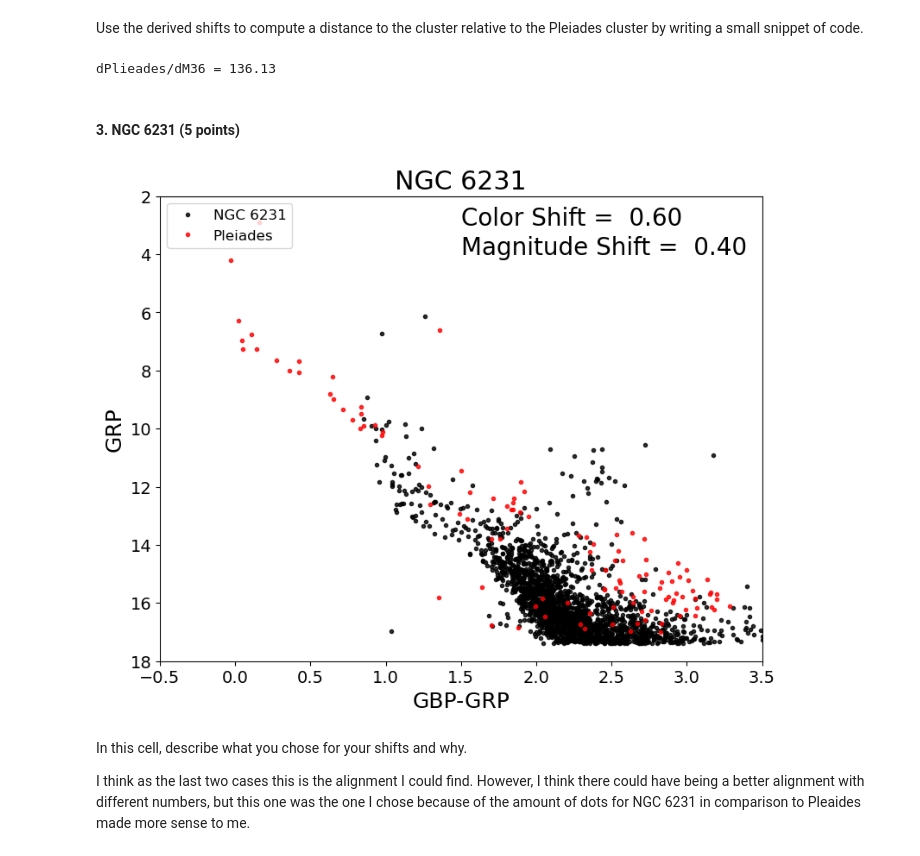
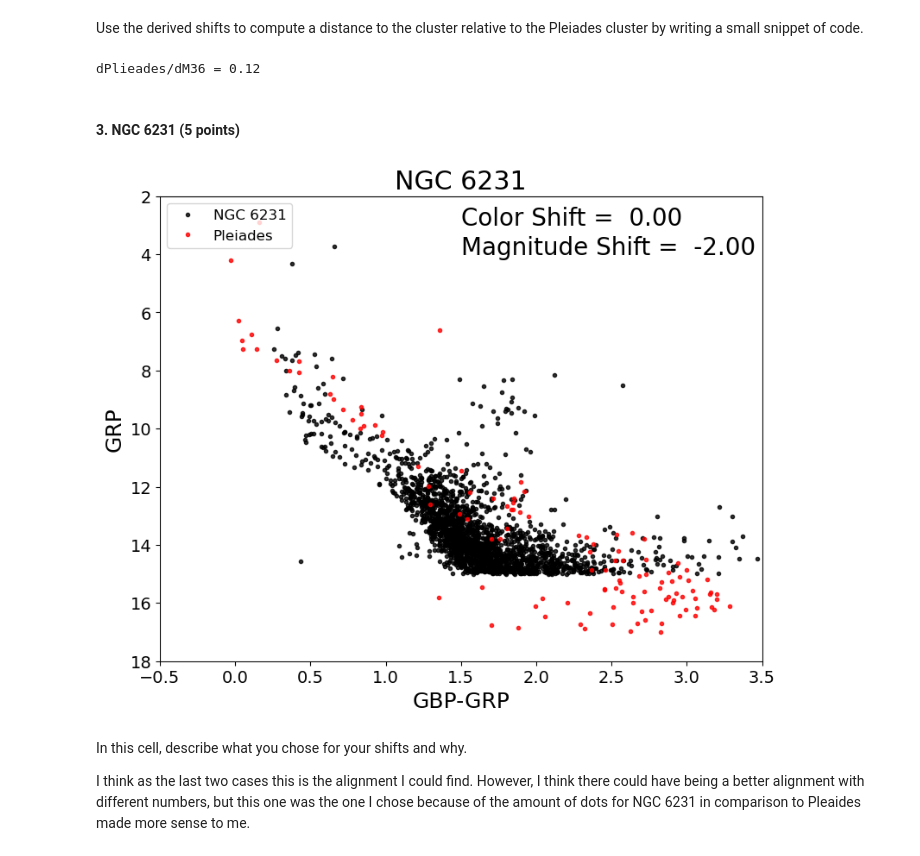
Before and after one commit to Lucc005/CMD_distmod_student, a Jupyter notebook: cluster_plot_student.ipynb, the cells around one changed output. Drawn from its saved outputs; the diff is of its cells as text; code cells hidden in the pictures.

```diff
--- a/cluster_plot_student.ipynb
+++ b/cluster_plot_student.ipynb
@@ -85,24 +82,23 @@ Use the derived shifts to compute a distance to the cluster relative to the Plei
 #To compute the log_10 you need to write "np.log10(number)"
 #### Write code here.
 # enter your calculated shift here
-magshift_m36 = 0.8 #These are the shifts I chose
-colshift_m36 = 0.9
-shift_m36 = magshift_m36-colshift_m36 #Here I find my reference shift to use later
+magshift_m36 = -4.6 #here I put the magnitude shift I chose
+
 
 # Assuming the distance to M45 is 130pc write an code expression that converts your shift into the ratio of the distances
 #the Pleiades to this cluster
-dist_ratio_m36 = (130 / (10**(shift_m36 / 5)))
+dist_ratio_m36 =(10**(magshift_m36 / 5))#here i corrected teh formula because it was wrong and also for the next problem
 
 #prints to 2 significant digits
 print(f"dPlieades/dM36 = {dist_ratio_m36:4.2f}")
 # %% [output]
-dPlieades/dM36 = 136.13
+dPlieades/dM36 = 0.12
 # %% [markdown]
 #### 3. NGC 6231  (5 points)
 # %%
-cp.cmdplot(clustname='NGC 6231',magshift=0.4, colshift=0.6)
+cp.cmdplot(clustname='NGC 6231',magshift=-2., colshift=0)
 # %% [output]
-[figure, old version]
+[figure, new version]
 # %% [markdown]
 In this cell, describe what you chose for your shifts and why.
 
```
Also changed, not shown: parts of 11 cells of this notebook.
